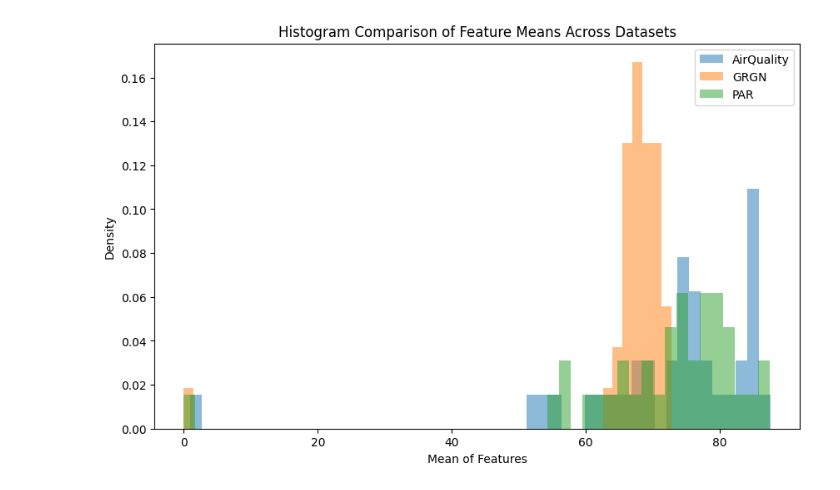
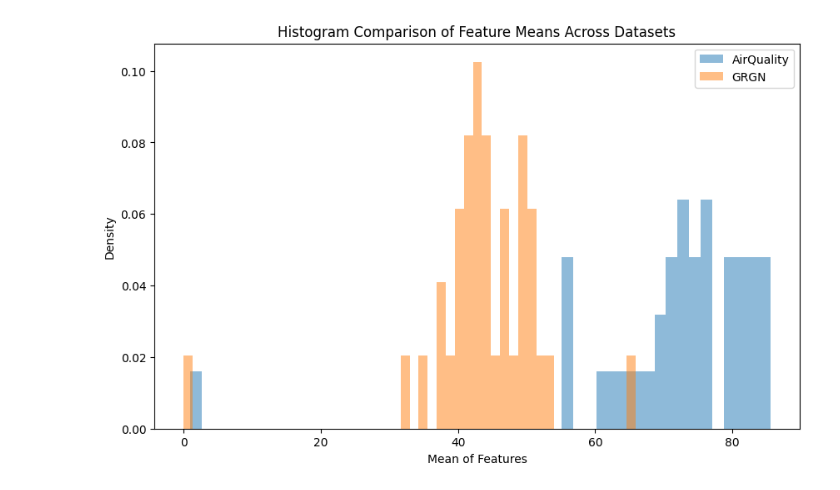
Before and after one commit to PaulMagos/MCS_Thesis, a Jupyter notebook: Notebooks/Eval AirQuality.ipynb, the cells around one changed output. Cells and saved outputs as stored; diff of their text form; code cells hidden in the pictures.

```diff
--- a/Notebooks/Eval AirQuality.ipynb
+++ b/Notebooks/Eval AirQuality.ipynb
@@ -9,7 +9,7 @@ Generated_path = '/Users/paulmagos/Documents/TSGen/Datasets/GeneratedDatasets/Ai
 TeachForcing_path = '/Users/paulmagos/Documents/TSGen/Datasets/TeachForcingDatasets/'
 # %%
 df_AirQuality = AirQuality(impute_nans=True, small=True)
-df_AirQuality = df_AirQuality.dataframe()[-800:].reset_index(drop=True)
+df_AirQuality = df_AirQuality.dataframe()[-1000:].reset_index(drop=True)
 
 df_AirQuality['gen'] = 1
 
@@ -19,7 +19,7 @@ df_AirQuality.columns = df_AirQuality.columns.droplevel('channels')
 syn_AirQuality_dopple = pd.read_csv(f'{Generated_path}synteticAirQualityDoppleGANger.csv')
 syn_AirQuality_GTM = pd.read_csv(f'{Generated_path}synteticAirQualityGTM.csv')
 syn_AirQuality_GTLSTM = pd.read_csv(f'{Generated_path}synteticAirQualityGTLSTM.csv')
-syn_AirQuality_GRGN = pd.read_csv(f'{Generated_path}synteticAirQualityGRGNTanh2.csv')
+syn_AirQuality_GRGN = pd.read_csv(f'{Generated_path}synteticAirQualityGRGNTanh.csv')
 syn_AirQuality_PAR = pd.read_csv(f'{Generated_path}SynteticAirQualityPam.csv')
 
 # syn_AirQuality.columns = [col.split(",")[0].replace("(", "").replace("'", "") if col != 'gen' else col for col in syn_AirQuality.columns]
@@ -219,10 +222,10 @@ plot_boxplots_means(('Original', df_AirQuality),
 # %%
 plot_histograms_means(('AirQuality', df_AirQuality),
                    ('GRGN', syn_AirQuality_GRGN),
                   #  ('GTLSTM', syn_PemsBay_GTLSTM),
                   #  ('GTM', syn_PemsBay_GTM),
                   #  ('DCGAN', syn_PemsBay_dopple),
-                   ('PAR', syn_AirQuality_PAR)
+                  #  ('PAR', syn_AirQuality_PAR)
                    )
 # %% [output]
-[figure, old version]
+[figure, new version]
```
Also changed, not shown: parts of 11 cells of this notebook, 10 other files.
